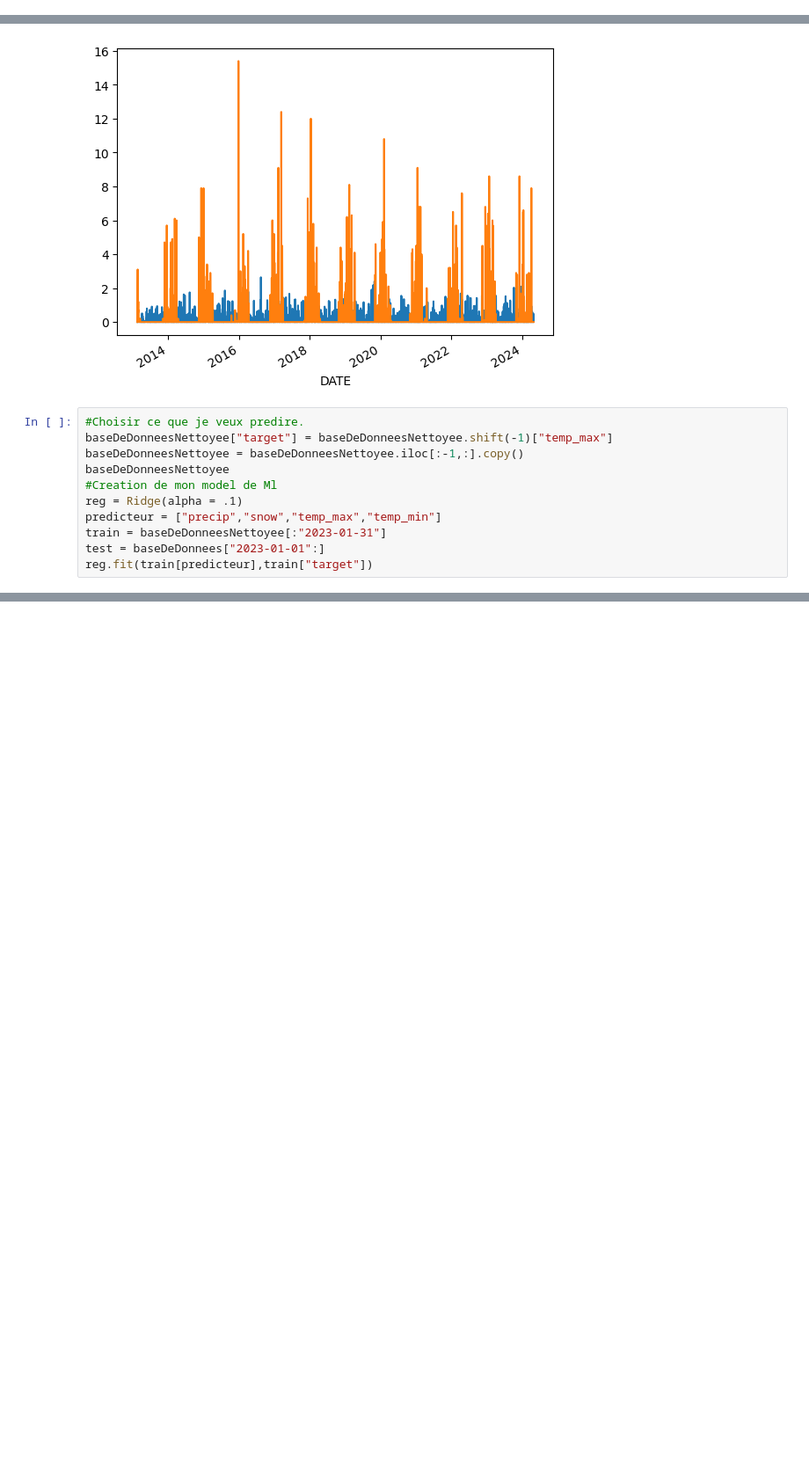
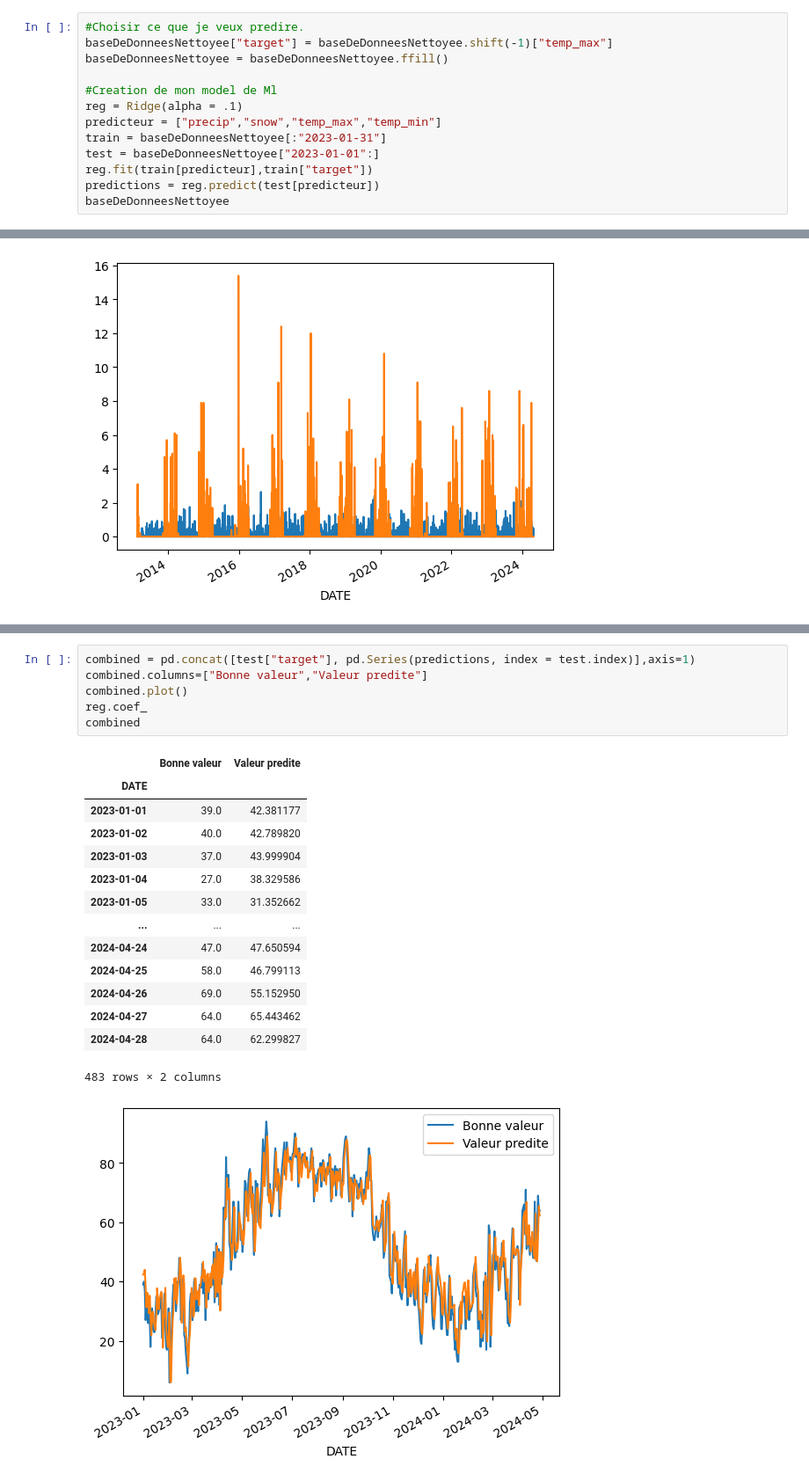
Before and after one commit to MohamedAmineAllet/KAFFKA-ON-THE-MOON, a Jupyter notebook: MachinesIntelligentes/Version3PredicteurMeteo.ipynb, the cells around one changed output, grey strips where cells are left out. Shown: that part at 88% size. Drawn from its saved outputs; the diff is of its cells as text; blank space fills up the shorter version.

```diff
--- a/MachinesIntelligentes/Version3PredicteurMeteo.ipynb
+++ b/MachinesIntelligentes/Version3PredicteurMeteo.ipynb
@@ -113,3 +114,16 @@ baseDeDonneesNettoyee[["temp_min","temp_max"]].plot()
 # %% [output]
 <Axes: xlabel='DATE'>
 [figure]
+# %%
+#Choisir ce que je veux predire.
+baseDeDonneesNettoyee["target"] = baseDeDonneesNettoyee.shift(-1)["temp_max"]
+baseDeDonneesNettoyee = baseDeDonneesNettoyee.ffill()
+
+#Creation de mon model de Ml
+reg = Ridge(alpha = .1)
+predicteur = ["precip","snow","temp_max","temp_min"]
+train = baseDeDonneesNettoyee[:"2023-01-31"]
+test = baseDeDonneesNettoyee["2023-01-01":]
+reg.fit(train[predicteur],train["target"])
+predictions = reg.predict(test[predicteur])
+baseDeDonneesNettoyee
@@ -120,14 +149,3 @@ baseDeDonneesNettoyee["snow"].plot()
 # %% [output]
 <Axes: xlabel='DATE'>
 [figure]
-# %%
-#Choisir ce que je veux predire.
-baseDeDonneesNettoyee["target"] = baseDeDonneesNettoyee.shift(-1)["temp_max"]
-baseDeDonneesNettoyee = baseDeDonneesNettoyee.iloc[:-1,:].copy()
-baseDeDonneesNettoyee
-#Creation de mon model de Ml
-reg = Ridge(alpha = .1)
-predicteur = ["precip","snow","temp_max","temp_min"]
-train = baseDeDonneesNettoyee[:"2023-01-31"]
-test = baseDeDonnees["2023-01-01":]
-reg.fit(train[predicteur],train["target"])
@@ -135,0 +158,22 @@ Ridge(alpha=0.1)
+# %%
+combined = pd.concat([test["target"], pd.Series(predictions, index = test.index)],axis=1)
+combined.columns=["Bonne valeur","Valeur predite"]
+combined.plot()
+reg.coef_
+combined
+# %% [output]
+|  | Bonne valeur | Valeur predite |
+| DATE |  |  |
+| 2023-01-01 | 39.0 | 42.381177 |
+| 2023-01-02 | 40.0 | 42.789820 |
+| 2023-01-03 | 37.0 | 43.999904 |
+| 2023-01-04 | 27.0 | 38.329586 |
+| 2023-01-05 | 33.0 | 31.352662 |
+| ... | ... | ... |
+| 2024-04-24 | 47.0 | 47.650594 |
+| 2024-04-25 | 58.0 | 46.799113 |
+| 2024-04-26 | 69.0 | 55.152950 |
+| 2024-04-27 | 64.0 | 65.443462 |
+| 2024-04-28 | 64.0 | 62.299827 |
+483 rows × 2 columns
+[figure, added]
```
Also changed, not shown: parts of 12 cells of this notebook, 10 other files.
